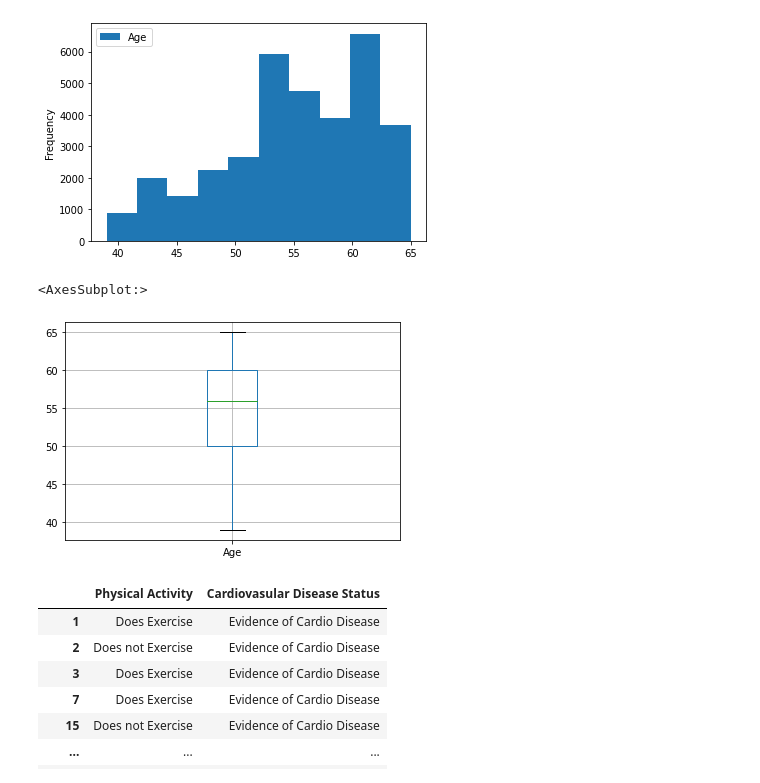
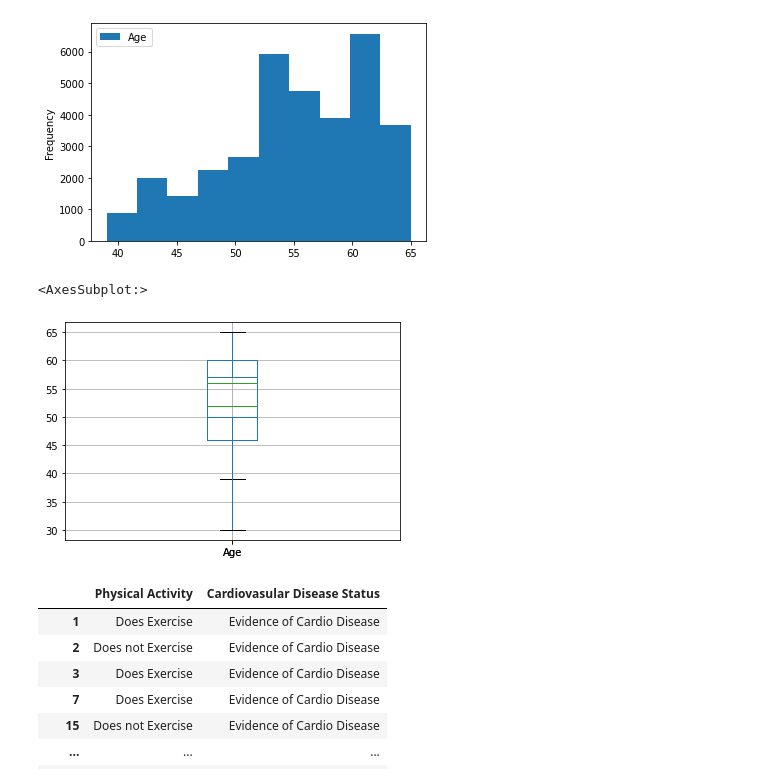
Before and after one commit to AR-Elbers/UWA-Data-Bootcamp---Group-1--Project-1, a Jupyter notebook: output_data/Cardiovascular Study Brett.ipynb, the cells around one changed output. Drawn from its saved outputs; the diff is of its cells as text; code cells hidden in the pictures.

```diff
--- a/output_data/Cardiovascular Study Brett.ipynb
+++ b/output_data/Cardiovascular Study Brett.ipynb
@@ -574,9 +585,10 @@ age_heart_disease.plot(kind="hist")
 [figure]
 # %%
 age_heart_disease.boxplot()
+age_no_heart_disease.boxplot()
 # %% [output]
 <AxesSubplot:>
-[figure, old version]
+[figure, new version]
 # %%
 pa_heart_disease = values_entered.loc[values_entered["Cardiovasular Disease Status"] == "Evidence of Cardio Disease" ]
 pa_heart_disease = pa_heart_disease[["Physical Activity","Cardiovasular Disease Status"]]
```
Also changed, not shown: parts of 5 cells of this notebook, 3 other files.
